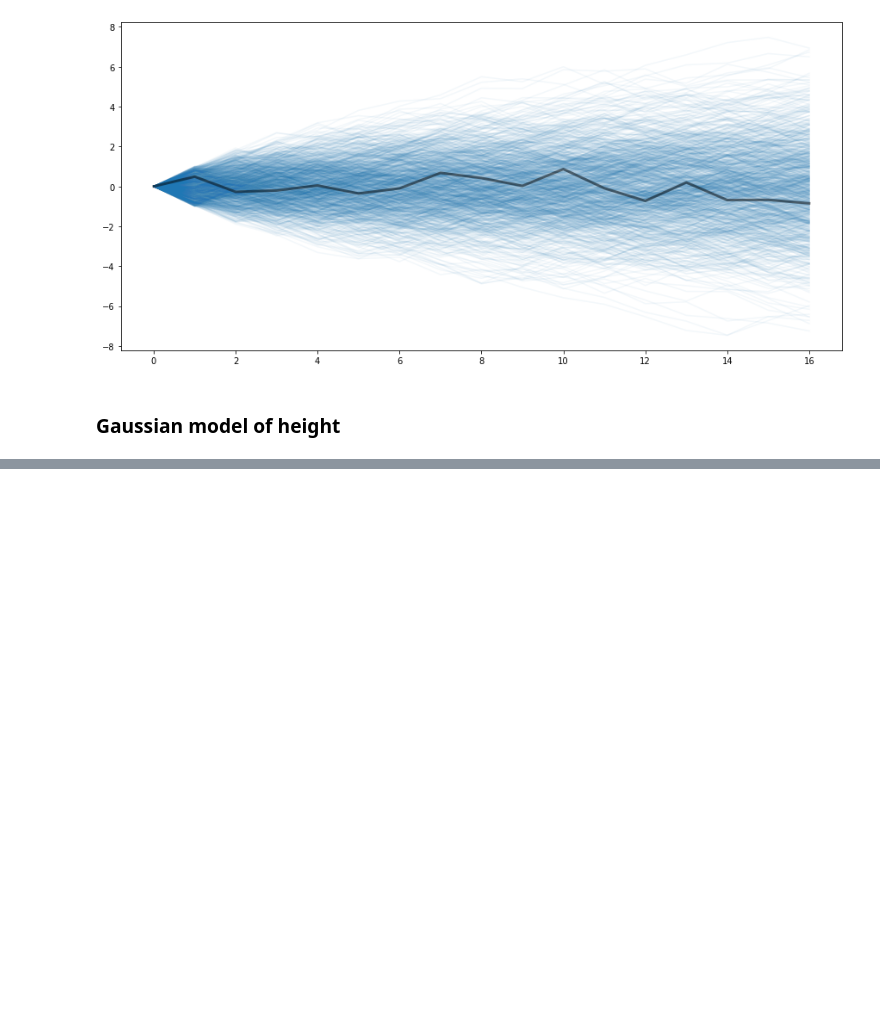
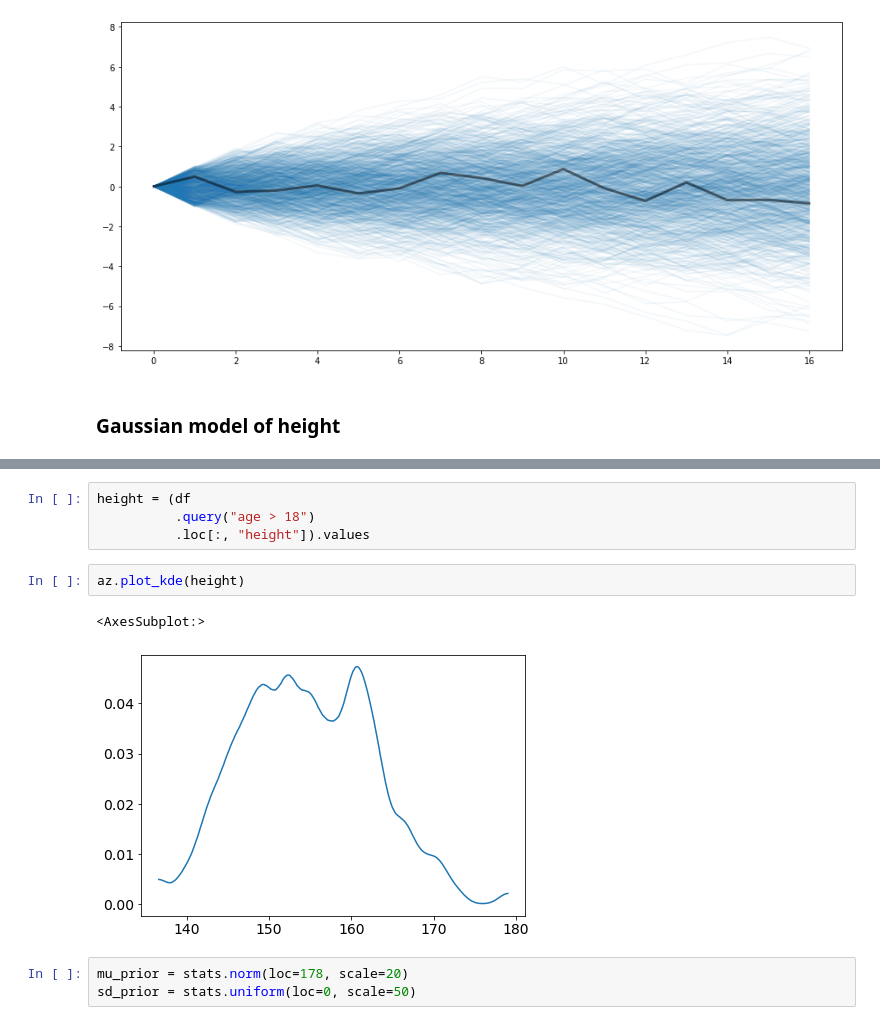
Before and after one commit to pandrich/resources, a Jupyter notebook: Rethinking_2/my_notebooks/Chapter4.ipynb, the cells around one changed output, grey strips where cells are left out. Drawn from its saved outputs; the diff is of its cells as text; blank space fills up the shorter version.

```diff
--- a/Rethinking_2/my_notebooks/Chapter4.ipynb
+++ b/Rethinking_2/my_notebooks/Chapter4.ipynb
@@ -33,0 +54,12 @@ FileNotFoundError: [Errno 2] No such file or directory: '.Data/Howell1.csv'
+# %%
+height = (df
+          .query("age > 18")
+          .loc[:, "height"]).values
+# %%
+az.plot_kde(height)
+# %% [output]
+<AxesSubplot:>
+[figure, added]
+# %%
+mu_prior = stats.norm(loc=178, scale=20)
+sd_prior = stats.uniform(loc=0, scale=50)
```
Also changed, not shown: parts of 183 cells of this notebook, 3 other files.
